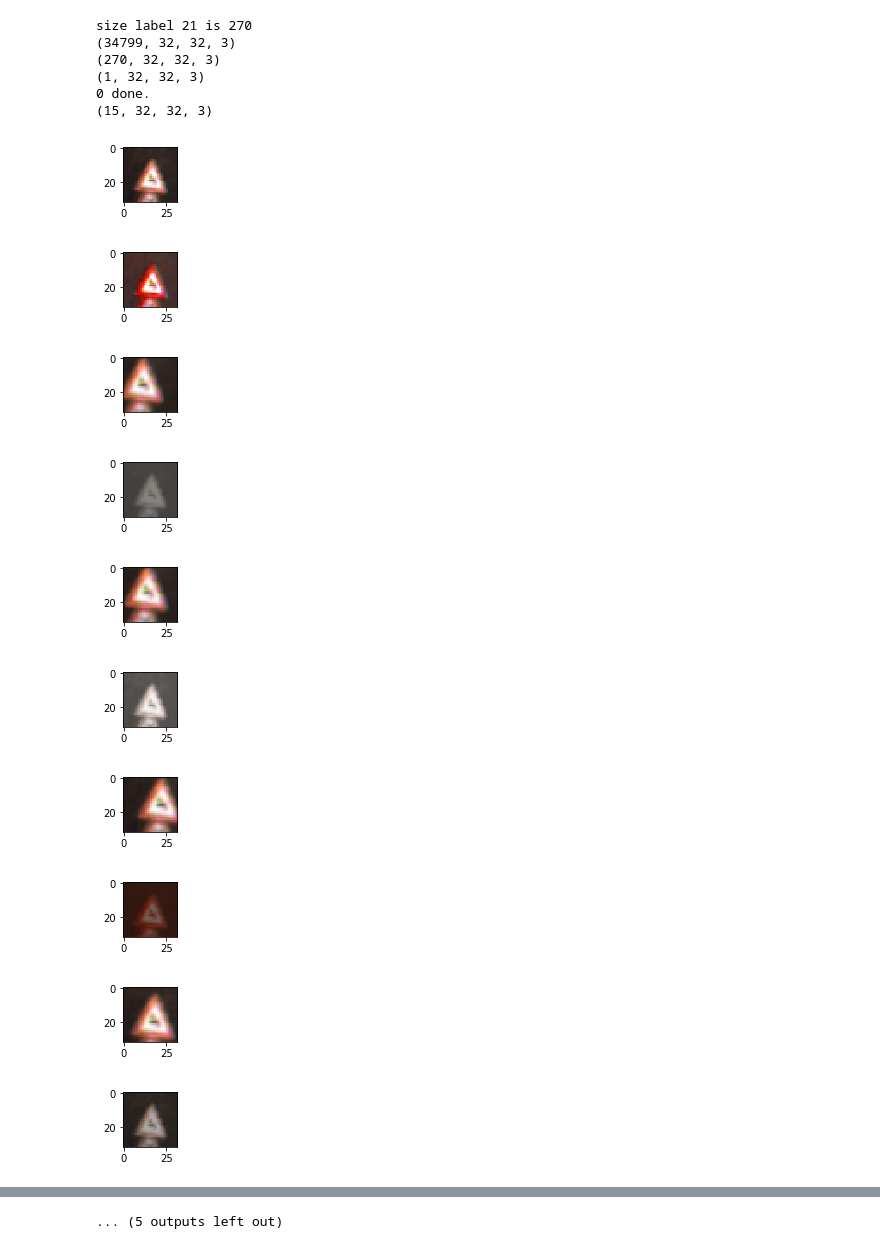
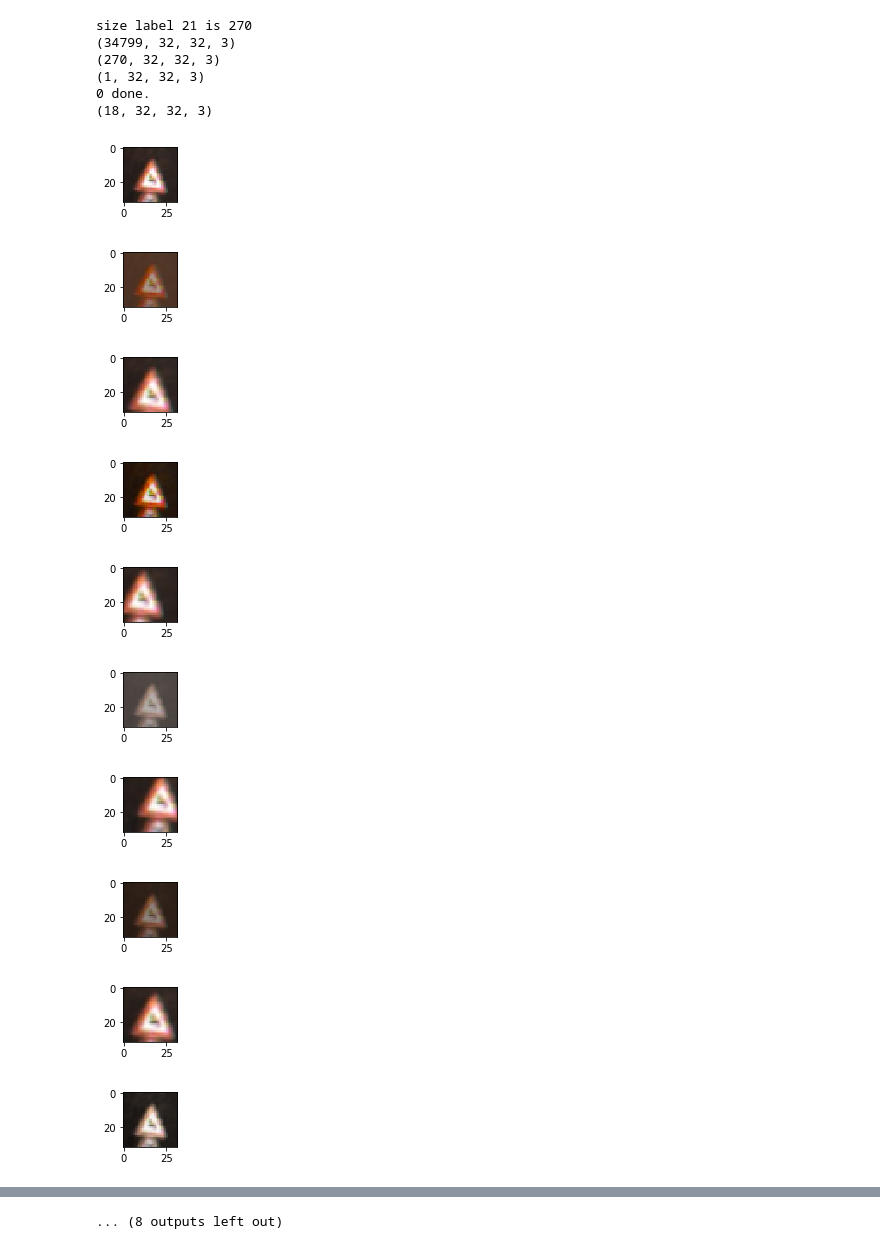
Before and after one commit to PayneJoe/SDC, a Jupyter notebook: CarND-Traffic-Sign-Classifier-Project/Traffic_Sign_Classifier.ipynb, the cells around one changed output, grey strips where cells are left out. Drawn from its saved outputs; the diff is of its cells as text; code cells hidden in the pictures.

Commit message:
add dark augmentation for image

```diff
--- a/CarND-Traffic-Sign-Classifier-Project/Traffic_Sign_Classifier.ipynb
+++ b/CarND-Traffic-Sign-Classifier-Project/Traffic_Sign_Classifier.ipynb
@@ -91,7 +92,7 @@ def plot(image):
     plt.show()
 
 ## brightness for image
-def brightness(img):
+def random_brightness(img):
 
     image = tf.identity(img)
 
@@ -102,6 +103,30 @@ def brightness(img):
     image = tf.cast(image, tf.uint8)
 
     return image
+
+def fixed_brightness(X_imgs):
+
+    n_samples = len(X_imgs)
+    brightened_imgs = []
+    row, col, _ = X_imgs[0].shape
+    # Gaussian distribution parameters
+    mean = 0
+    var = 0.1
+    sigma = var ** 0.5
+
+    bright_weight = [0.15, 0.25, 0.35]
+
+    for i in range(n_samples):
+        for w in bright_weight:
+            img = X_imgs[i].copy()
+            gaussian = np.random.random((row, col, 1)).astype(np.float32)
+            gaussian = np.concatenate((gaussian, gaussian, gaussian), axis = 2)
+            img = img.astype(np.float32)/255
+            gaussian_img = cv2.addWeighted(img, w, 0.25 * gaussian, 0.25, 0)
+            gaussian_img = (gaussian_img * 255).astype(np.uint8)
+            brightened_imgs.append(gaussian_img)
+
+    return brightened_imgs
 
 def paintwhite1(img):
 
@@ -130,7 +155,7 @@ def paintwhite2(img):
     return image
 
 ## scale for image
-def scale(img):
+def random_scale(img):
 
     image = tf.identity(img)
 
@@ -180,12 +205,9 @@ def augment_data(dataset, dataset_labels, augementation_factor= 5):
 
     img_input = tf.placeholder(tf.uint8, (32, 32, 3))
     # random brightness
-    random_brightness = brightness(img_input)
+    bright = random_brightness(img_input)
     # scale
-    scaling = scale(img_input)
-    # painting
-    painting1 = paintwhite1(img_input)
-    painting2 = paintwhite2(img_input)
+    scale = random_scale(img_input)
 
     n = 0
     with tf.Session() as sess:
@@ -195,20 +217,13 @@ def augment_data(dataset, dataset_labels, augementation_factor= 5):
             augmented_image_labels.append(dataset_labels[num])
             for i in range(0, augementation_factor):
                 # brightness for image
-                result_img = sess.run(random_brightness, feed_dict= {img_input: dataset[num]})
+                result_img = sess.run(bright, feed_dict= {img_input: dataset[num]})
                 augmented_image.append(result_img.tolist())
                 augmented_image_labels.append(dataset_labels[num])
                 # nosing for image
-                result_img = sess.run(scaling, feed_dict= {img_input: dataset[num]})
+                result_img = sess.run(scale, feed_dict= {img_input: dataset[num]})
                 augmented_image.append(result_img.tolist())
                 augmented_image_labels.append(dataset_labels[num])
-            # painting for image
-#             result_img = sess.run(painting1, feed_dict= {img_input: dataset[num]})
-#             augmented_image.append(result_img.tolist())
-#             augmented_image_labels.append(dataset_labels[num])
-#             result_img = sess.run(painting2, feed_dict= {img_input: dataset[num]})
-#             augmented_image.append(result_img.tolist())
-#             augmented_image_labels.append(dataset_labels[num])
             if((n % 1000) == 0):
                 print('%s done.' % n)
             n += 1
@@ -224,45 +239,47 @@ def augment_data(dataset, dataset_labels, augementation_factor= 5):
             X_translated[:, h_start: h_start + size[0], w_start: w_start + size[1], :] = glimpses
             augmented_image.extend((np.array(X_translated) * 255.0).astype(np.uint8).tolist())
             augmented_image_labels.extend(dataset_labels)
+        augmented_image.extend(fixed_brightness(dataset))
+        augmented_image_labels.extend(dataset_labels)
     return np.array(augmented_image), np.array(augmented_image_labels)
 
 print('original shape: ')
 print(X_train.shape)
-with timer('Augmentation ')
+with timer('Augmentation '):
     X_train, y_train = augment_data(X_train, y_train)
 print('augmented shape: ')
 print(X_train.shape)
 
 # label = 21
 # idx = np.argwhere(y_train == label).flatten()
 # print('size label %s is %s' % (label, len(idx)))
 # print(X_train.shape)
 # X_train_1 = X_train[idx,]
 # y_train_1 = y_train[idx,]
 # print(X_train_1.shape)
 
 # tmp_x = X_train_1[:1,]
 # tmp_y = y_train_1[:1,]
 # print(tmp_x.shape)
 # tmp_x, tmp_y = augment_data(tmp_x, tmp_y)
 # print(tmp_x.shape)
 # for i in range(len(tmp_x)):
 #     plot(tmp_x[i])
 # sys.exit(1)
 # %% [output]
 size label 21 is 270
 (34799, 32, 32, 3)
 (270, 32, 32, 3)
 (1, 32, 32, 3)
 0 done.
-(15, 32, 32, 3)
+(18, 32, 32, 3)
 [figure]
-[figure, old version]
+[figure, new version]
-[figure, old version]
+[figure, new version]
-[figure, old version]
+[figure, new version]
-[figure, old version]
+[figure, new version]
-[figure, old version]
+[figure, new version]
 [figure]
 [figure]
 [figure]
-[figure, old version]
+[figure, new version]
@@ -270,4 +287,4 @@ size label 21 is 270
-... (5 outputs left out)
+... (8 outputs left out)
 # %%
 ## visualization for image
 
```
Also changed, not shown: parts of 3 cells of this notebook.
